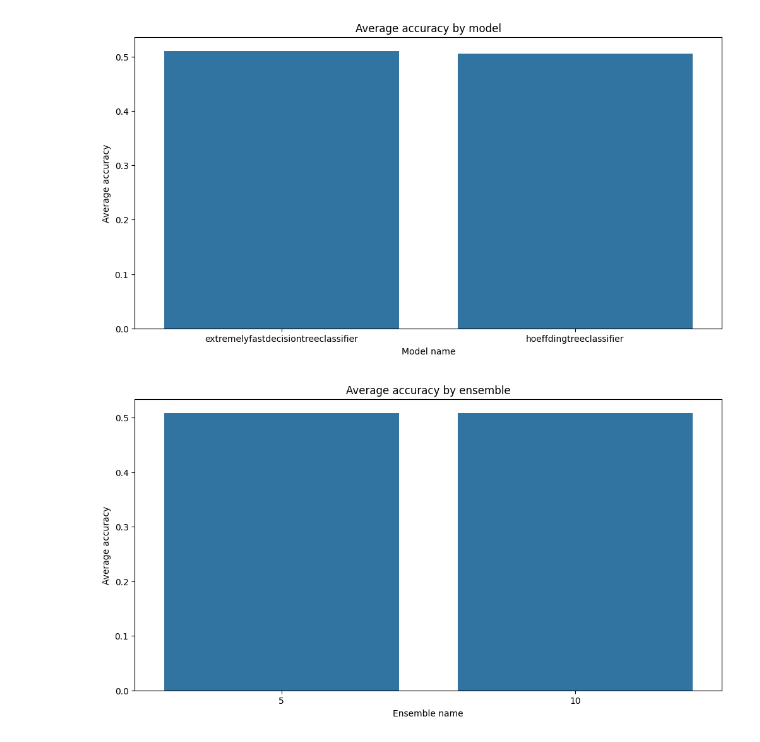
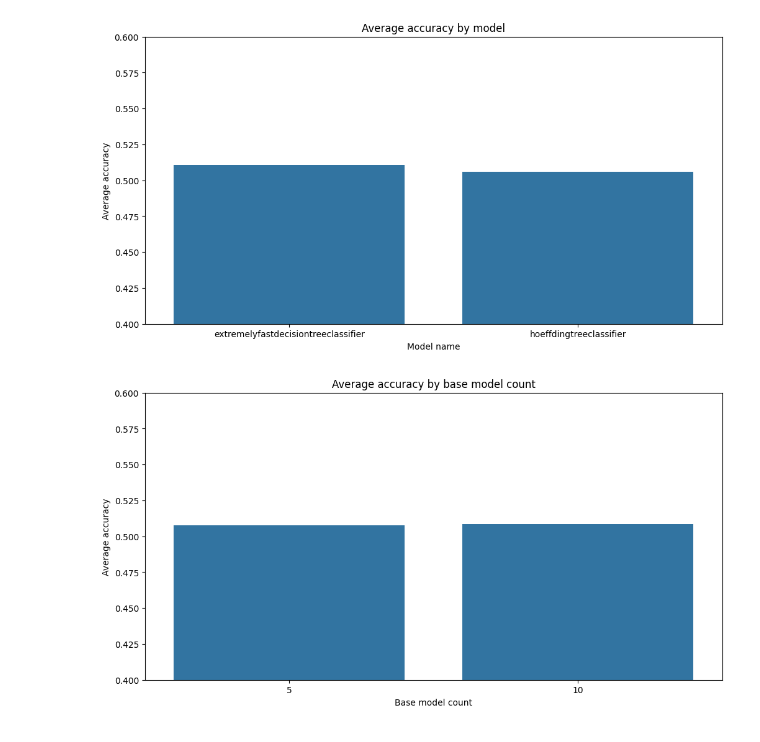
Before and after one commit to wiktorzakmateusz/data_stream_stocks, a Jupyter notebook: ensembles_analysis.ipynb, the cells around one changed output. Cells and saved outputs as stored; diff of their text form; code cells hidden in the pictures.

Commit message:
Ensemble experiments

```diff
--- a/ensembles_analysis.ipynb
+++ b/ensembles_analysis.ipynb
@@ -46,18 +47,20 @@ sns.barplot(x=model_accuracy.index, y=model_accuracy.values)
 plt.title('Average accuracy by model')
 plt.xlabel('Model name')
 plt.ylabel('Average accuracy')
-plt.savefig("ensemble_analysis_images/accuracy_by_model.png")
+plt.ylim([0.4, 0.6])
+plt.savefig("ensemble_analysis_images/accuracy_by_base_model_count.png")
 # %% [output]
-[figure, old version]
+[figure, new version]
 # %%
 results["model_count"] = [5] * 10 + [10] * 10
 # %%
 model_accuracy = results.groupby('model_count')['accuracy'].mean()
 fig = plt.figure(figsize=(12, 6))
 sns.barplot(x=model_accuracy.index, y=model_accuracy.values)
-plt.title('Average accuracy by ensemble')
-plt.xlabel('Ensemble name')
+plt.title('Average accuracy by base model count')
+plt.xlabel('Base model count')
 plt.ylabel('Average accuracy')
+plt.ylim([0.4, 0.6])
 plt.savefig("ensemble_analysis_images/accuracy_by_ensemble.png")
 # %% [output]
-[figure, old version]
+[figure, new version]
```
Also changed, not shown: parts of 7 cells of this notebook, 12 other files.
